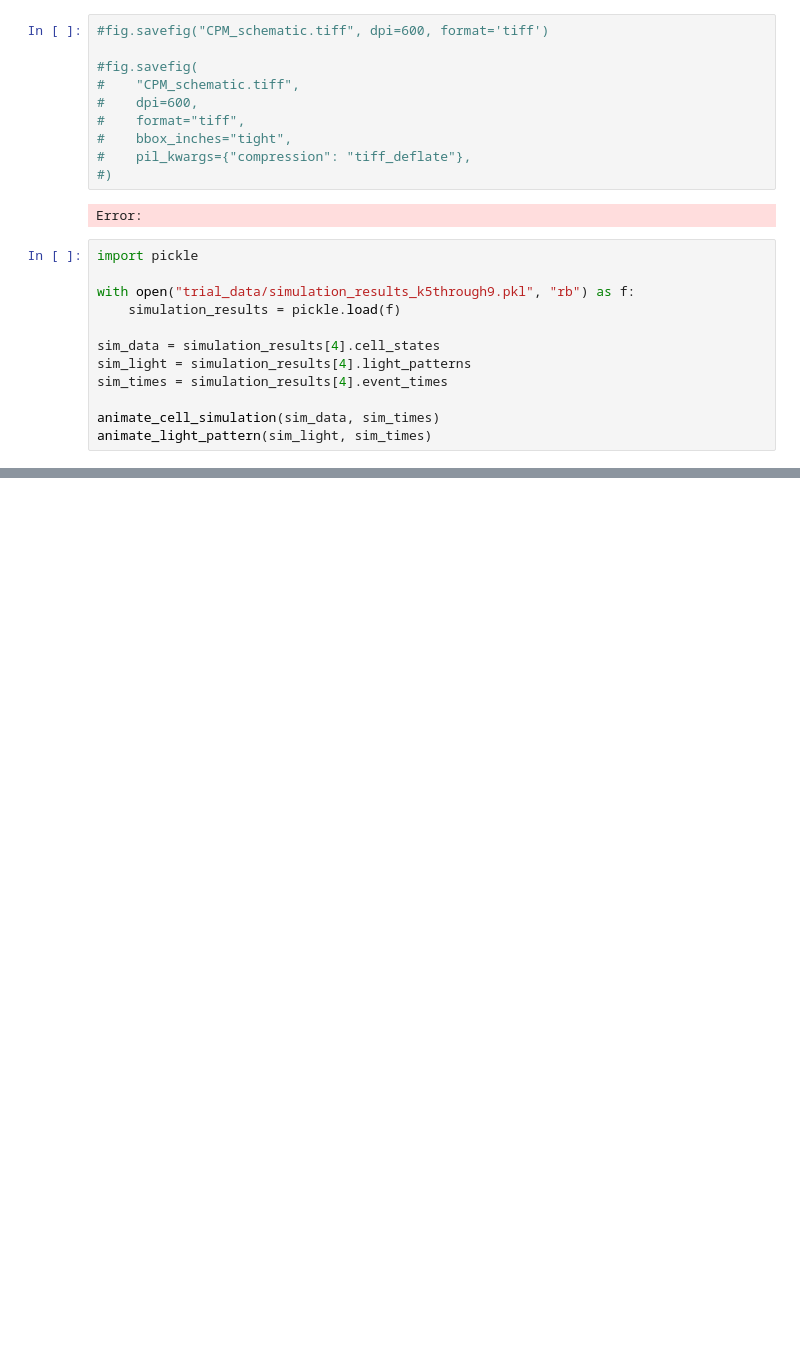
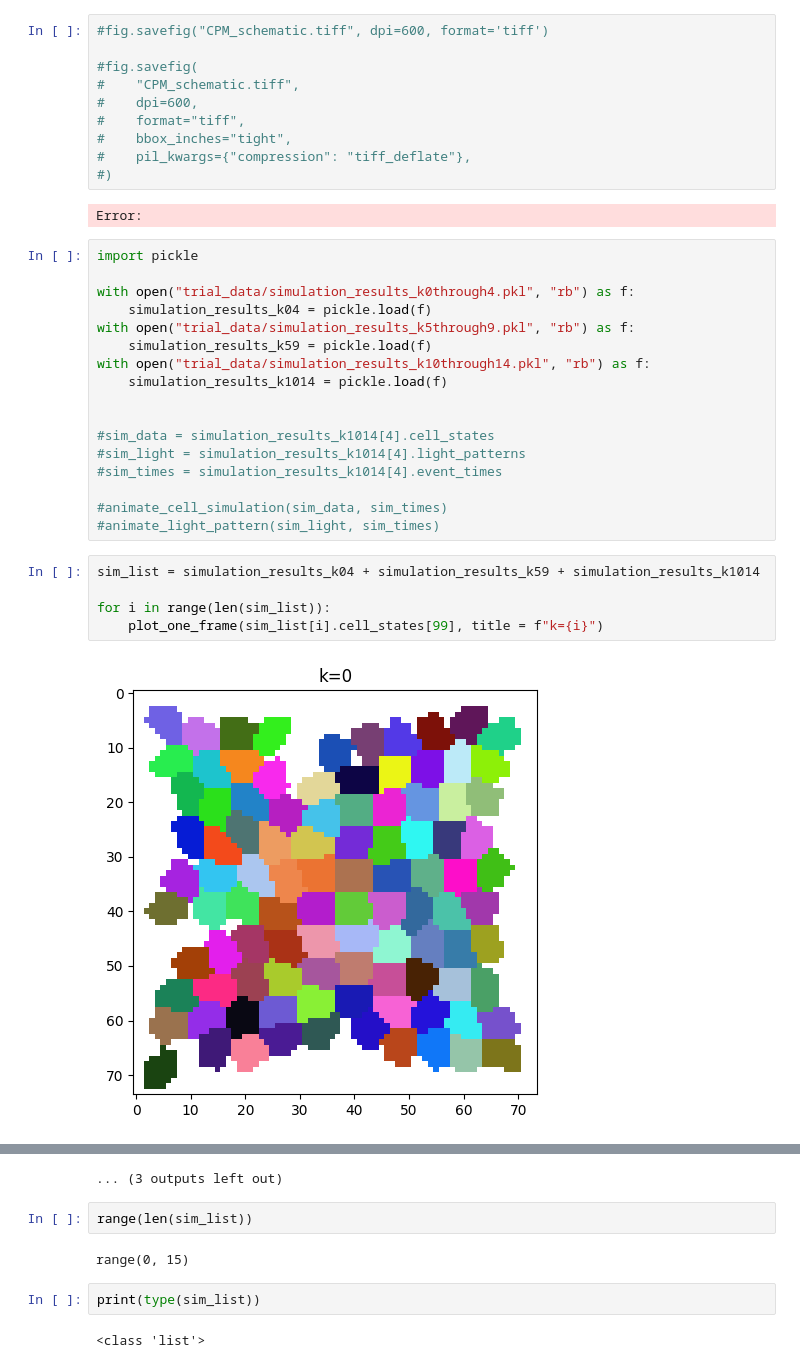
Before and after one commit to kav-kamath/MCF10A_collective_cell_migration, a Jupyter notebook: additional_plotting.ipynb, the cells around one changed output, grey strips where cells are left out. Saved outputs shown, nothing was run; the diff lists cells and outputs as text; blank space fills up the shorter version.

Commit message:
sim data k10 through 14

```diff
--- a/additional_plotting.ipynb
+++ b/additional_plotting.ipynb
@@ -91,12 +91,24 @@ Error:
 # %%
 import pickle
 
+with open("trial_data/simulation_results_k0through4.pkl", "rb") as f:
+    simulation_results_k04 = pickle.load(f)
 with open("trial_data/simulation_results_k5through9.pkl", "rb") as f:
-    simulation_results = pickle.load(f)
+    simulation_results_k59 = pickle.load(f)
+with open("trial_data/simulation_results_k10through14.pkl", "rb") as f:
+    simulation_results_k1014 = pickle.load(f)
 
-sim_data = simulation_results[4].cell_states
-sim_light = simulation_results[4].light_patterns
-sim_times = simulation_results[4].event_times
 
-animate_cell_simulation(sim_data, sim_times)
-animate_light_pattern(sim_light, sim_times)
+#sim_data = simulation_results_k1014[4].cell_states
+#sim_light = simulation_results_k1014[4].light_patterns
+#sim_times = simulation_results_k1014[4].event_times
+
+#animate_cell_simulation(sim_data, sim_times)
+#animate_light_pattern(sim_light, sim_times)
+# %%
+sim_list = simulation_results_k04 + simulation_results_k59 + simulation_results_k1014
+
+for i in range(len(sim_list)):
+    plot_one_frame(sim_list[i].cell_states[99], title = f"k={i}")
+# %% [output]
+[figure, added]
@@ -102,0 +126,9 @@ animate_light_pattern(sim_light, sim_times)
+... (3 outputs left out)
+# %%
+range(len(sim_list))
+# %% [output]
+range(0, 15)
+# %%
+print(type(sim_list))
+# %% [output]
+<class 'list'>
```
Also changed, not shown: parts of 1 cell of this notebook, 3 other files.
